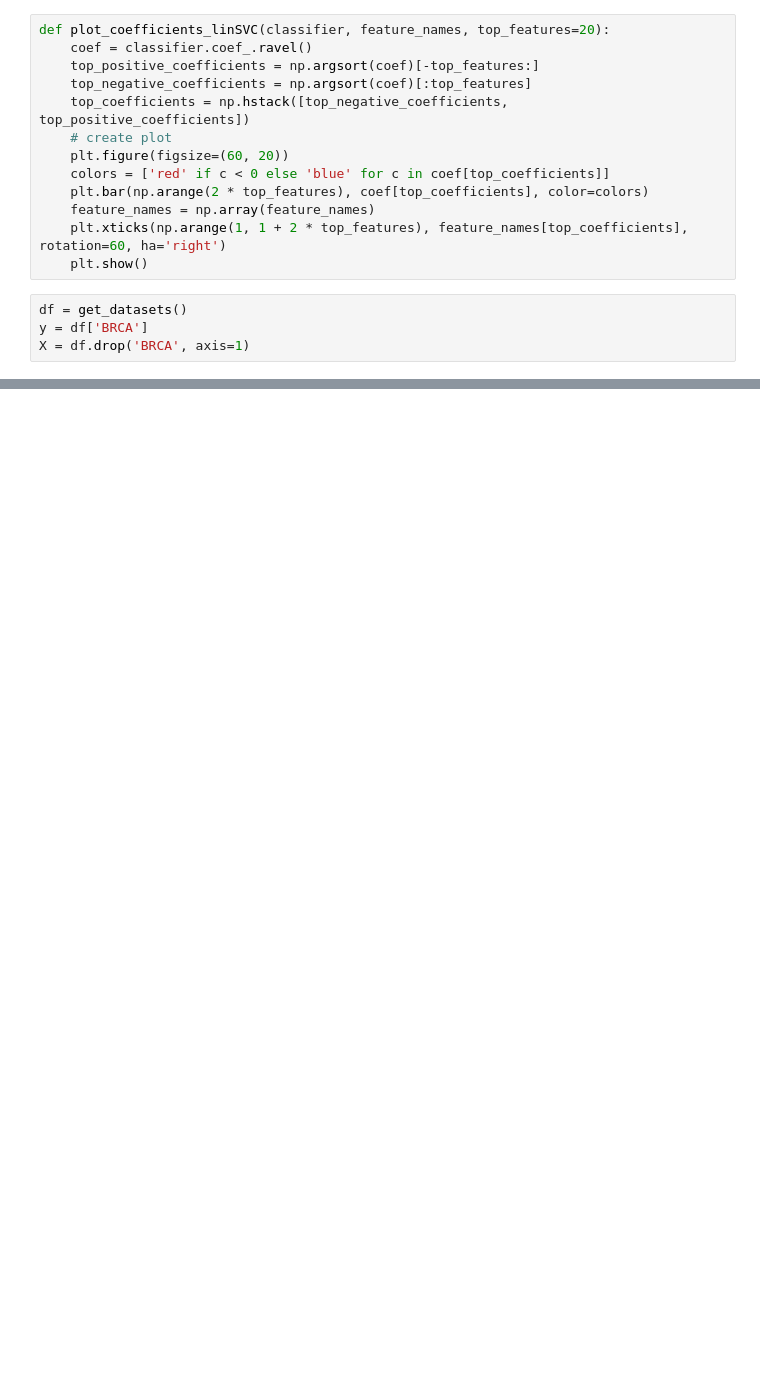
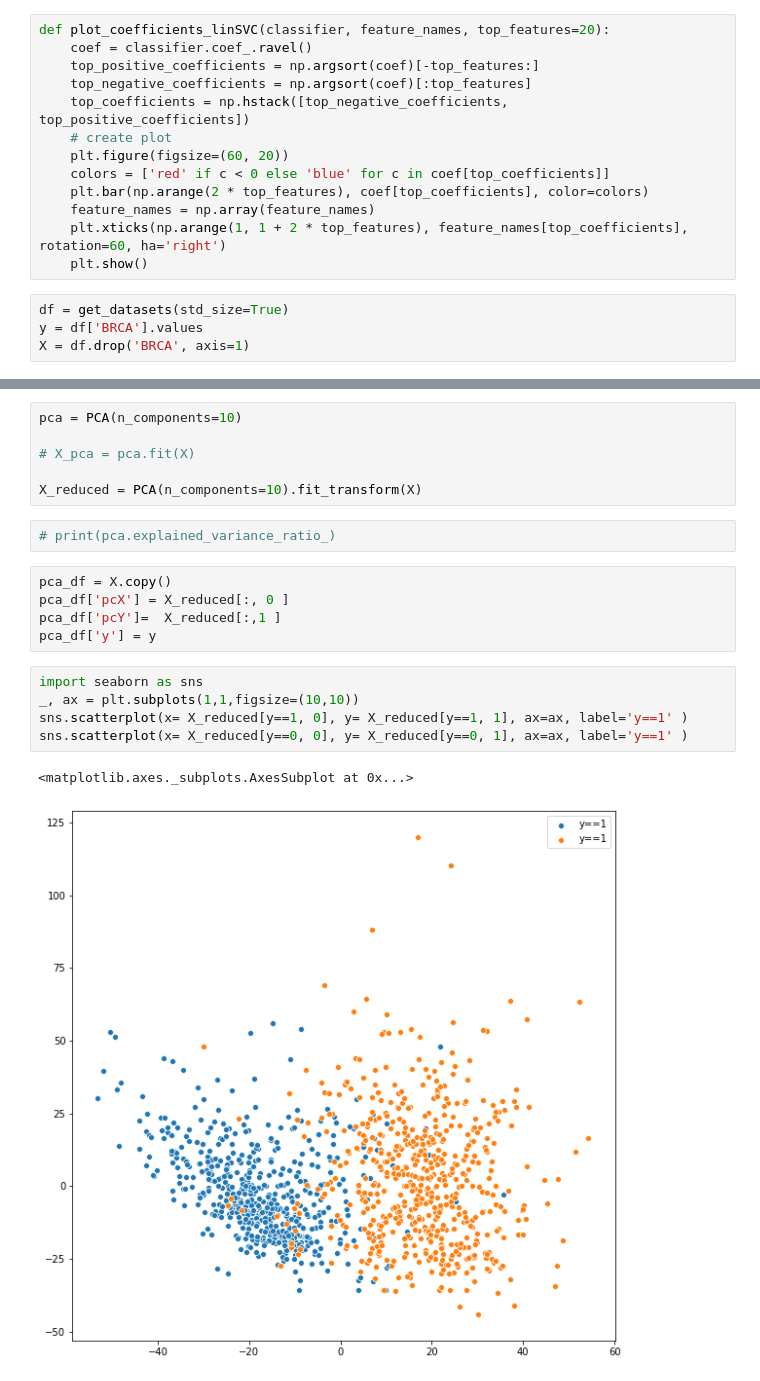
Before and after one commit to behradkoohy/comp3212-cancer-exploration, a Jupyter notebook: 2.svm_and_a_little_pca.ipynb, the cells around one changed output, grey strips where cells are left out. Drawn from its saved outputs; the diff is of its cells as text; blank space fills up the shorter version.

```diff
--- a/2.svm_and_a_little_pca.ipynb
+++ b/2.svm_and_a_little_pca.ipynb
@@ -22,7 +24,7 @@ def plot_coefficients_linSVC(classifier, feature_names, top_features=20):
     plt.xticks(np.arange(1, 1 + 2 * top_features), feature_names[top_coefficients], rotation=60, ha='right')
     plt.show()
 # %%
-df = get_datasets()
-y = df['BRCA']
+df = get_datasets(std_size=True)
+y = df['BRCA'].values
 X = df.drop('BRCA', axis=1)
 # %% [output]
@@ -59 +61,22 @@ scaled score = 0.9373493975903614
+# %%
+pca = PCA(n_components=10)
+
+# X_pca = pca.fit(X)
+
+X_reduced = PCA(n_components=10).fit_transform(X)
+# %%
+# print(pca.explained_variance_ratio_)
+# %%
+pca_df = X.copy()
+pca_df['pcX'] = X_reduced[:, 0 ]
+pca_df['pcY']=  X_reduced[:,1 ]
+pca_df['y'] = y
+# %%
+import seaborn as sns
+_, ax = plt.subplots(1,1,figsize=(10,10))
+sns.scatterplot(x= X_reduced[y==1, 0], y= X_reduced[y==1, 1], ax=ax, label='y==1' )
+sns.scatterplot(x= X_reduced[y==0, 0], y= X_reduced[y==0, 1], ax=ax, label='y==1' )
+# %% [output]
+<matplotlib.axes._subplots.AxesSubplot at 0x...>
+[figure, added]
 # %%
```
Also changed, not shown: parts of 9 cells of this notebook, 1 other file.
